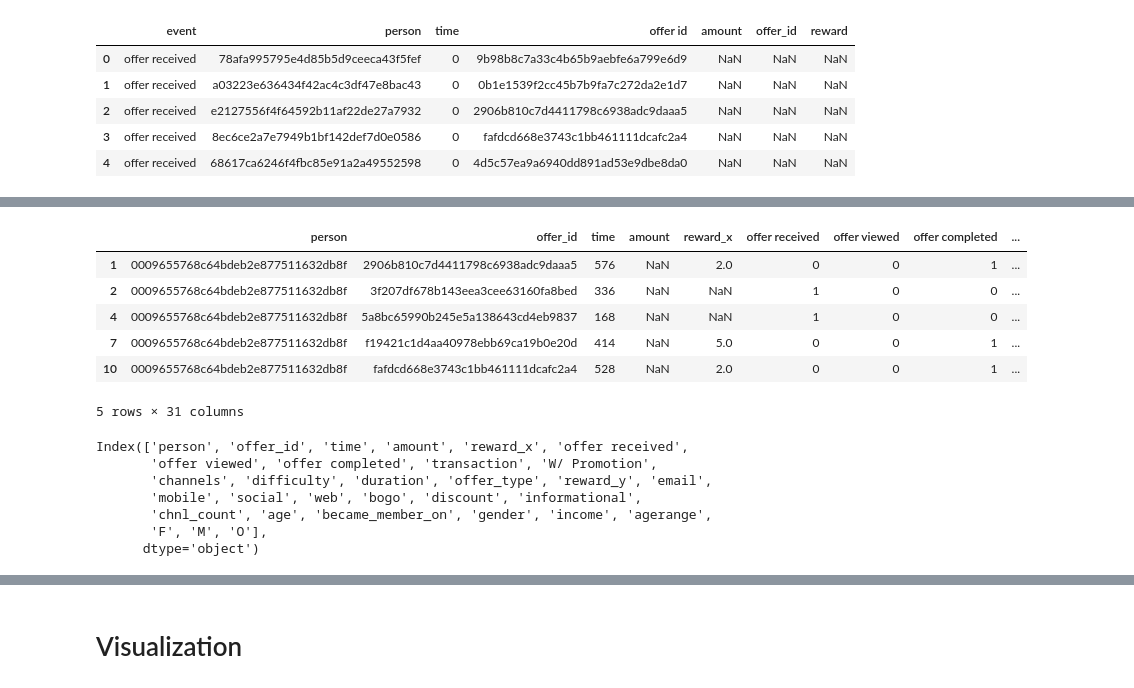
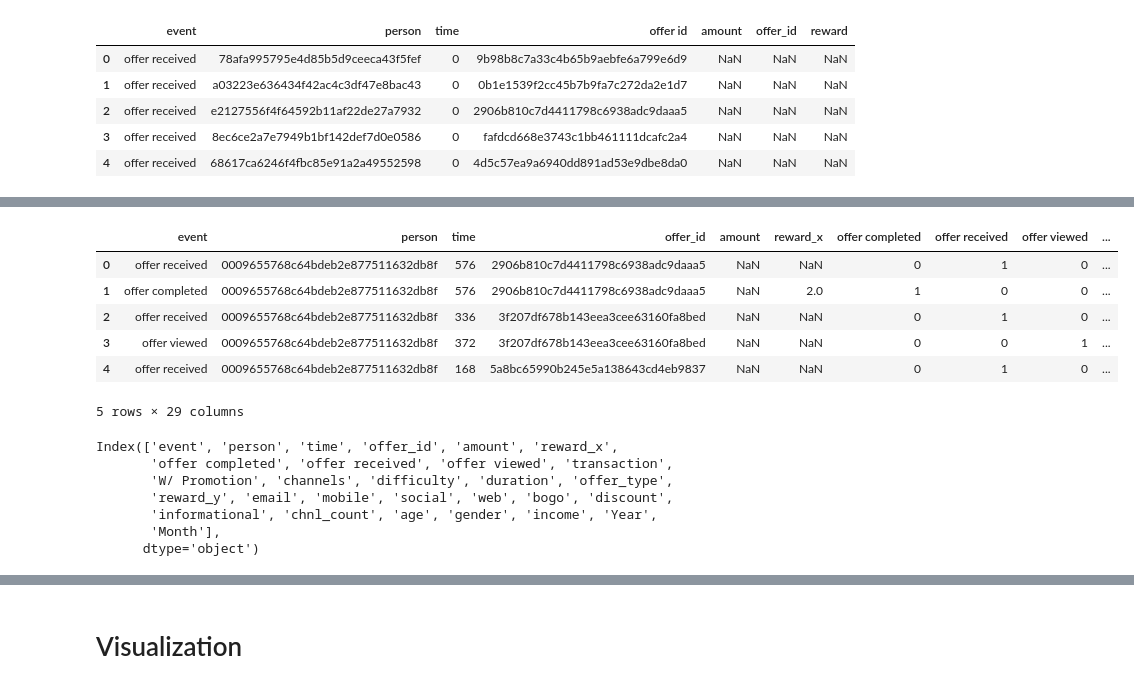
Before and after one commit to mkidwai/capstone, a Jupyter notebook: Starbucks_Capstone_notebook.ipynb, the cells around one changed output, grey strips where cells are left out. Drawn from its saved outputs; the diff is of its cells as text; code cells hidden in the pictures.

```diff
--- a/Starbucks_Capstone_notebook.ipynb
+++ b/Starbucks_Capstone_notebook.ipynb
@@ -367,0 +314,15 @@ dfProfile.agerange.hist()
+# %%
+
+
+dfProfile = profile.copy()
+dfProfile.dropna(inplace=True)
+
+dfProfile['Year'] = dfProfile.became_member_on.astype(str).str[:4]
+dfProfile['Month'] = dfProfile.became_member_on.astype(str).str[5:6]
+dfProfile.drop(columns=['became_member_on'], inplace=True)
+
+dfProfile.rename(columns={'id':'person'}, inplace=True)
+
+
+
+dfProfile.head()
@@ -384,10 +352,6 @@ transcript.head()
 dfEvents = transcript.copy()
 dummy = pd.get_dummies(dfEvents.event.apply(pd.Series).stack()).sum(level=0)
 dfEvents = pd.concat([dfEvents, dummy], axis=1)
-dfEvents = dfEvents.drop(columns='event')
-
-dfEvents = dfEvents[['person','offer id','time', 'amount', 'offer_id', 'reward','offer received','offer viewed','offer completed','transaction']]
-
 
 dfEvents.head()
 # %% [output]
@@ -433,48 +399,39 @@ def analyzeCompletion(df):
         if lastOffer != row['offer id']:
             viewed = ''
 
-        if row['offer completed'] == 1:
+        if row['event'] == 'offer completed':
             if viewed == 'X':
                 df.loc[index, 'W/ Promotion'] = 1
-#            else:
-#                df.loc[index, 'Promotion'] = 'Not'
 
 
-        if row['offer viewed'] == 1:
+        if row['event'] == 'offer viewed':
             viewed = 'X'
 
         lastOffer = row['offer id']
 
     return df
 
-#vaue to be referenced
-#toBe = dfEvents.loc[dfEvents['person'] == '0020c2b971eb4e9188eac86d93036a77']
 dfEvents = analyzeCompletion(dfEvents)
-#dfEvents.loc[dfEvents['person'] == '0020c2b971eb4e9188eac86d93036a77']
 # %%
 dfEvents.rename(columns={'offer id':'offer_id'}, inplace=True)
 dfWithOffer = pd.merge(dfEvents, dfPortfolio, how='inner', on=['offer_id'])
-dfFull = pd.merge(dfWithOffer, dfProfile, how='inner', on=['person'])
-
-dfFull.sort_values(['person', 'offer_id', 'offer completed'], ascending=[True, True, False], inplace=True)
-dfFull.drop_duplicates(subset=['person', 'offer_id'], keep='first', inplace=True)
-
-dfFull.head()
+dfComplete = pd.merge(dfWithOffer, dfProfile, how='inner', on=['person'])
+dfComplete.head()
 # %% [output]
-|  | person | offer_id | time | amount | reward_x | offer received | offer viewed | offer completed | ... |
-| 1 | 0009655768c64bdeb2e877511632db8f | 2906b810c7d4411798c6938adc9daaa5 | 576 | NaN | 2.0 | 0 | 0 | 1 | ... |
-| 2 | 0009655768c64bdeb2e877511632db8f | 3f207df678b143eea3cee63160fa8bed | 336 | NaN | NaN | 1 | 0 | 0 | ... |
-| 4 | 0009655768c64bdeb2e877511632db8f | 5a8bc65990b245e5a138643cd4eb9837 | 168 | NaN | NaN | 1 | 0 | 0 | ... |
-| 7 | 0009655768c64bdeb2e877511632db8f | f19421c1d4aa40978ebb69ca19b0e20d | 414 | NaN | 5.0 | 0 | 0 | 1 | ... |
-| 10 | 0009655768c64bdeb2e877511632db8f | fafdcd668e3743c1bb461111dcafc2a4 | 528 | NaN | 2.0 | 0 | 0 | 1 | ... |
+|  | event | person | time | offer_id | amount | reward_x | offer completed | offer received | offer viewed | ... |
+| 0 | offer received | 0009655768c64bdeb2e877511632db8f | 576 | 2906b810c7d4411798c6938adc9daaa5 | NaN | NaN | 0 | 1 | 0 | ... |
+| 1 | offer completed | 0009655768c64bdeb2e877511632db8f | 576 | 2906b810c7d4411798c6938adc9daaa5 | NaN | 2.0 | 1 | 0 | 0 | ... |
+| 2 | offer received | 0009655768c64bdeb2e877511632db8f | 336 | 3f207df678b143eea3cee63160fa8bed | NaN | NaN | 0 | 1 | 0 | ... |
+| 3 | offer viewed | 0009655768c64bdeb2e877511632db8f | 372 | 3f207df678b143eea3cee63160fa8bed | NaN | NaN | 0 | 0 | 1 | ... |
+| 4 | offer received | 0009655768c64bdeb2e877511632db8f | 168 | 5a8bc65990b245e5a138643cd4eb9837 | NaN | NaN | 0 | 1 | 0 | ... |
-5 rows × 31 columns
+5 rows × 29 columns
 # %%
-dfFull.columns
+dfComplete.columns
 # %% [output]
-Index(['person', 'offer_id', 'time', 'amount', 'reward_x', 'offer received',
-       'offer viewed', 'offer completed', 'transaction', 'W/ Promotion',
-       'channels', 'difficulty', 'duration', 'offer_type', 'reward_y', 'email',
-       'mobile', 'social', 'web', 'bogo', 'discount', 'informational',
-       'chnl_count', 'age', 'became_member_on', 'gender', 'income', 'agerange',
-       'F', 'M', 'O'],
+Index(['event', 'person', 'time', 'offer_id', 'amount', 'reward_x',
+       'offer completed', 'offer received', 'offer viewed', 'transaction',
+       'W/ Promotion', 'channels', 'difficulty', 'duration', 'offer_type',
+       'reward_y', 'email', 'mobile', 'social', 'web', 'bogo', 'discount',
+       'informational', 'chnl_count', 'age', 'gender', 'income', 'Year',
+       'Month'],
       dtype='object')
```
Also changed, not shown: parts of 65 cells of this notebook.
